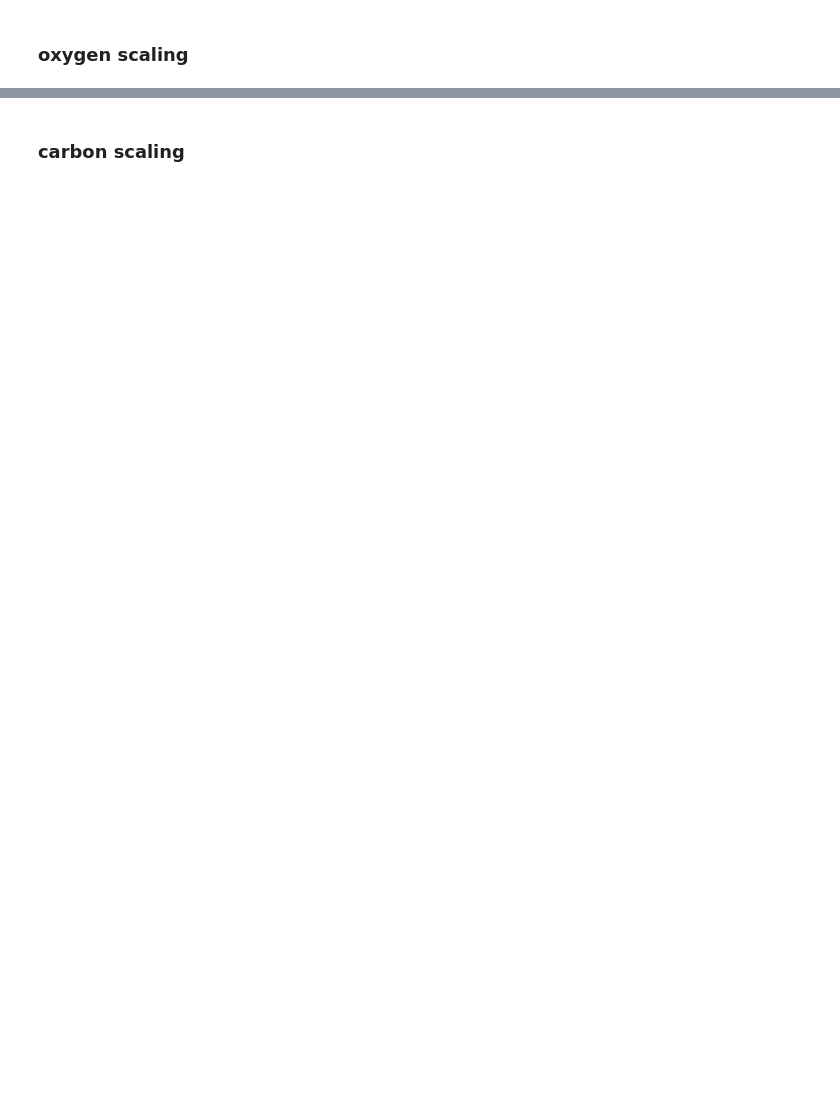
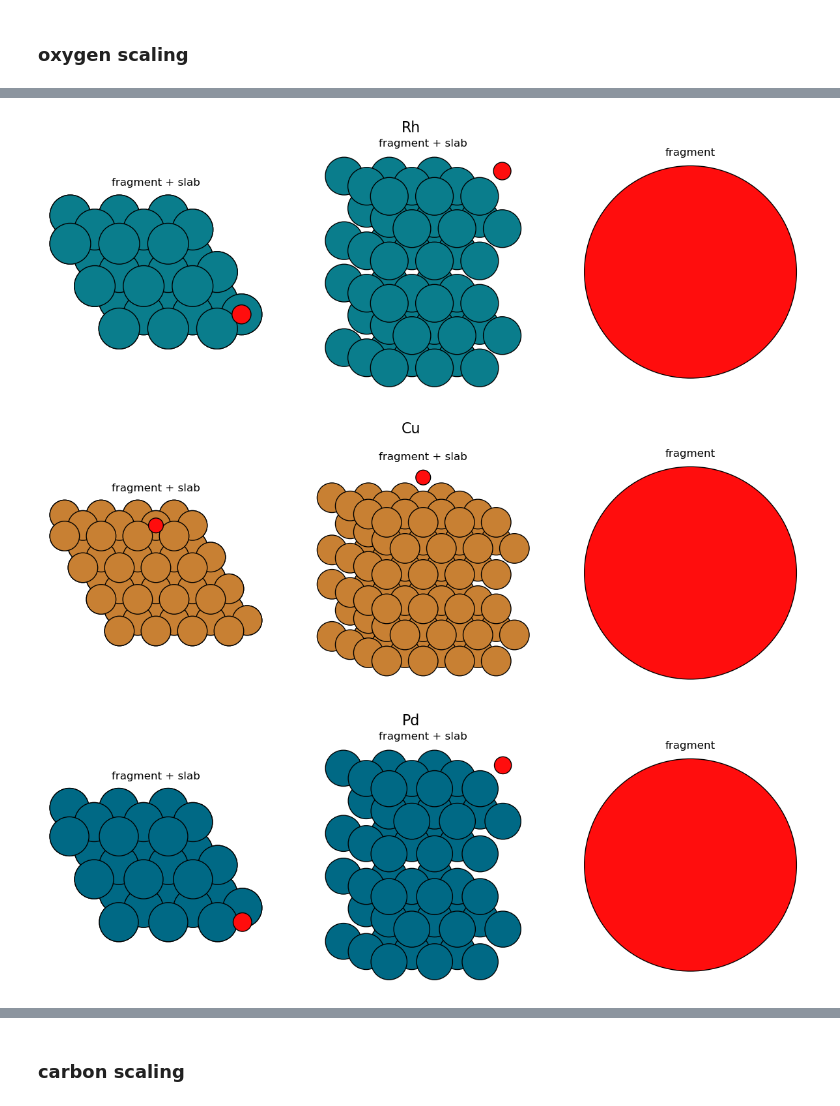
Before and after one commit to ChrisBNEU/thesis_work, a Jupyter notebook: ocp_scaling_relations.ipynb, the cells around one changed output, grey strips where cells are left out. Drawn from its saved outputs; the diff is of its cells as text; code cells hidden in the pictures; blank space fills up the shorter version.

```diff
--- a/ocp_scaling_relations.ipynb
+++ b/ocp_scaling_relations.ipynb
@@ -305,27 +340,0 @@ def plot_bes(bind_en_a, bind_en_ah, xl=(-7.5, -2), yl=(-5, -1)):
-# %%
-frag_slab_atoms_1 = metal_dict_bes[588184]["atomic_numbers"]
-frag_slab_positions_1 =  metal_dict_bes[588184]["pos_relaxed"]
-frag_slab_1 = Atoms(frag_slab_atoms_1, positions=frag_slab_positions_1)
-frag_slab_1.center()
-frag_1 = extract_ads_frag(frag_slab_1)
-
-
-fig, ax = plt.subplots(1,2)
-for axis in ax:
-    axis.set_axis_off()
-
-ax[0].set_title("fragment + slab")
-plot_atoms(
-    frag_slab_1,
-    ax[0],
-    radii=0.8,
-    rotation=("-0x, 0y, 0z")
-)
-
-ax[1].set_title("fragment")
-plot_atoms(
-    frag_1,
-    ax[1],
-    radii=0.8,
-    rotation=("-75x, 15y, 2z")
-)
@@ -366,3 +372,14 @@ molecule energy:  2.179457834936656
 I guess linear scaling is not very good (and OCP Binding energies are off?) this compares poorly to the trend for oxygen in the abild pedersen paper
 
 <img src="./images/O_binding_energy.png" alt="Oxygen Scaling" width="400"/>
+# %%
+for metal, key in bind_en_a_ids.items():
+    metal_2_plot = key
+    frag_slab_atoms_1 = metal_dict_bes[metal_2_plot]["atomic_numbers"]
+    frag_slab_positions_1 =  metal_dict_bes[metal_2_plot]["pos"]
+    frag_slab_1 = Atoms(frag_slab_atoms_1, positions=frag_slab_positions_1)
+    plot_frag_and_slab(frag_slab_1, metal)
+# %% [output]
+[figure, added]
+[figure, added]
+[figure, added]
```
Also changed, not shown: parts of 30 cells of this notebook, 11 other files.
